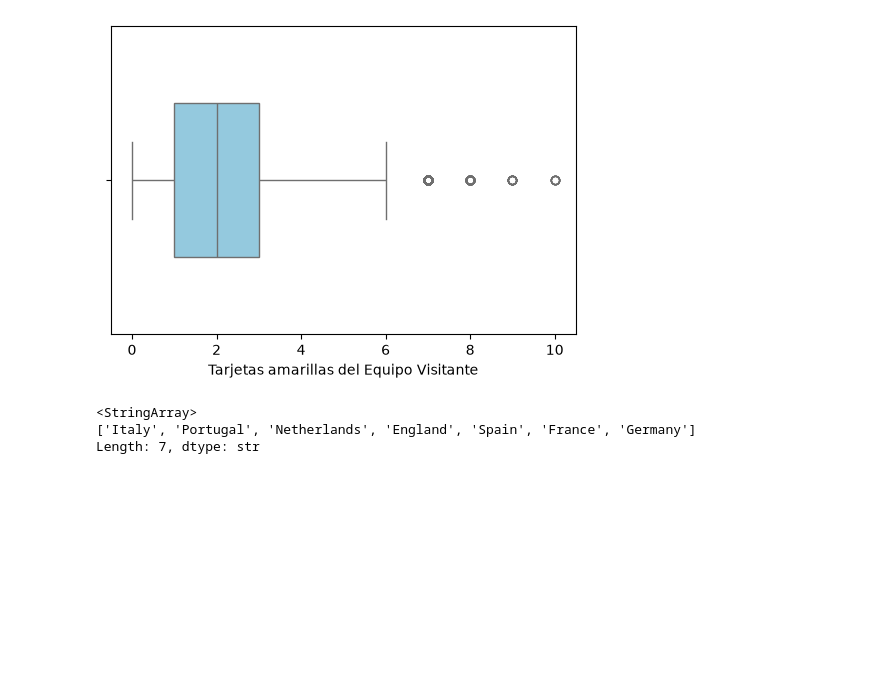
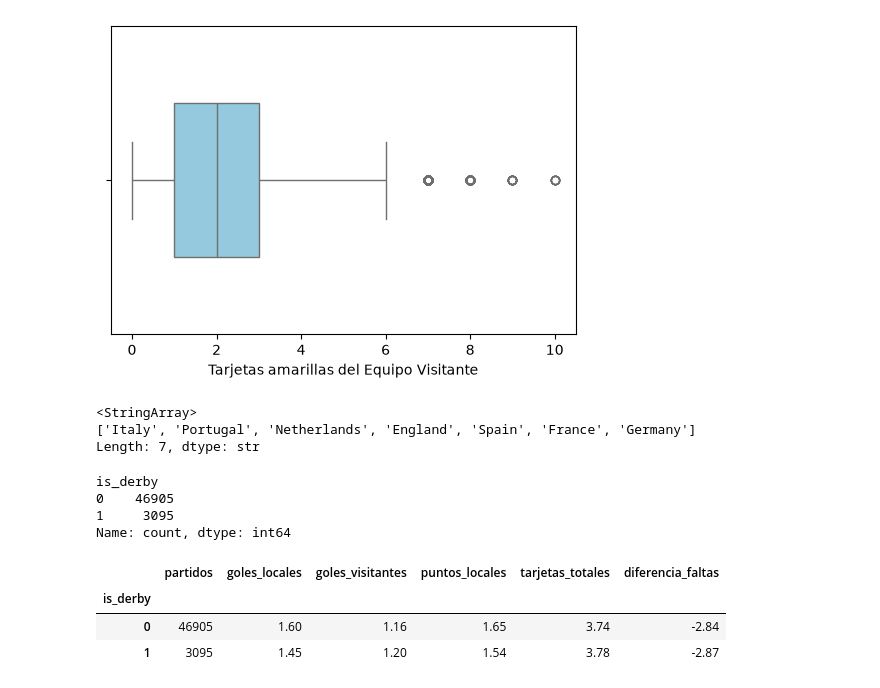
Before and after one commit to JuanjCruzL/La_ventaja_de_ser_local_en_el_futbol, a Jupyter notebook: cuadernos/exploracion_Juan_Jose_Cruz.ipynb, the cells around one changed output. Saved outputs shown, nothing was run; the diff lists cells and outputs as text; code cells hidden in the pictures; blank space fills up the shorter version.

```diff
--- a/cuadernos/exploracion_Juan_Jose_Cruz.ipynb
+++ b/cuadernos/exploracion_Juan_Jose_Cruz.ipynb
@@ -163,3 +163,27 @@ df["total_cards"] = (
 )
 
 # Esta variable nos permite medir la intensidad de los partidos, nos puede servir para comparar si en los derbis hay más intesidad y faltas que en un partido normal.
+# %%
+df["is_derby"].value_counts()
+# %% [output]
+is_derby
+0    46905
+1     3095
+Name: count, dtype: int64
+# %%
+derbis = df.groupby("is_derby").agg(
+    partidos=("match_id", "count"),
+    goles_locales=("goals_home", "mean"),
+    goles_visitantes=("goals_away", "mean"),
+    puntos_locales=("home_points", "mean"),
+    tarjetas_totales=("total_cards","mean"),
+    diferencia_faltas=("fouls_diff","mean"),
+
+)
+
+derbis.round(2)
+# %% [output]
+|  | partidos | goles_locales | goles_visitantes | puntos_locales | tarjetas_totales | diferencia_faltas |
+| is_derby |  |  |  |  |  |  |
+| 0 | 46905 | 1.60 | 1.16 | 1.65 | 3.74 | -2.84 |
+| 1 | 3095 | 1.45 | 1.20 | 1.54 | 3.78 | -2.87 |
```
Also changed, not shown: parts of 8 cells of this notebook, 1 other file.
